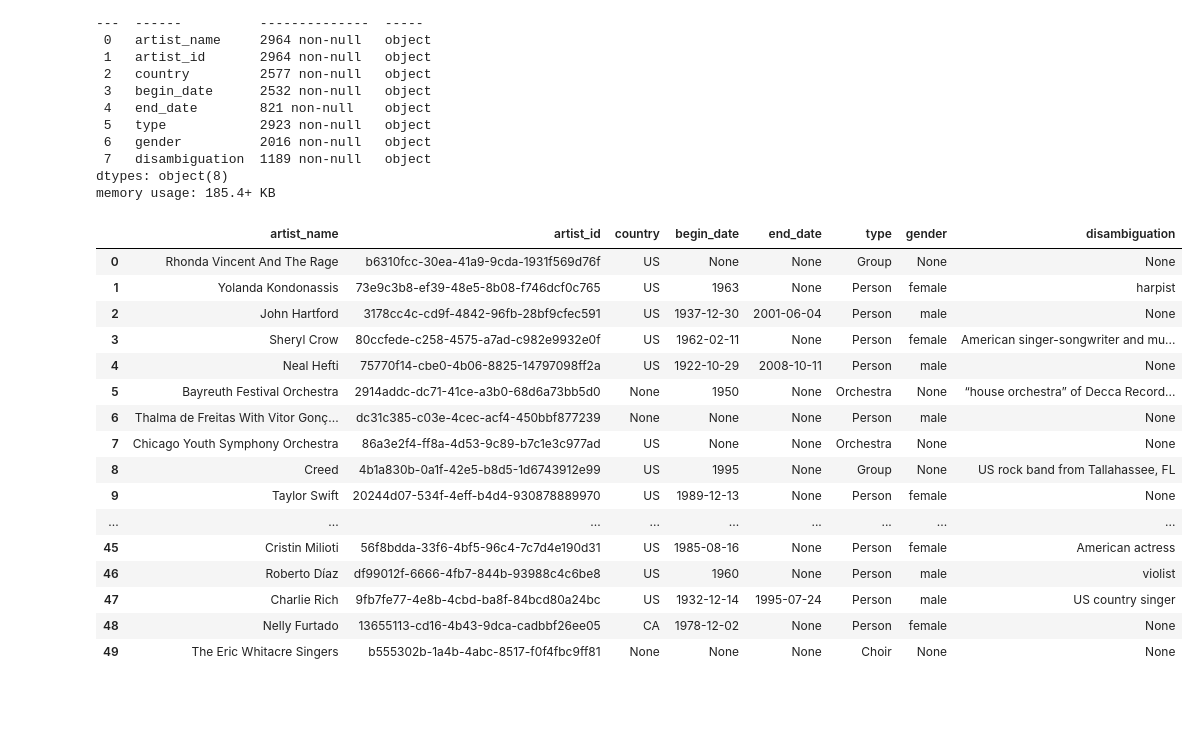
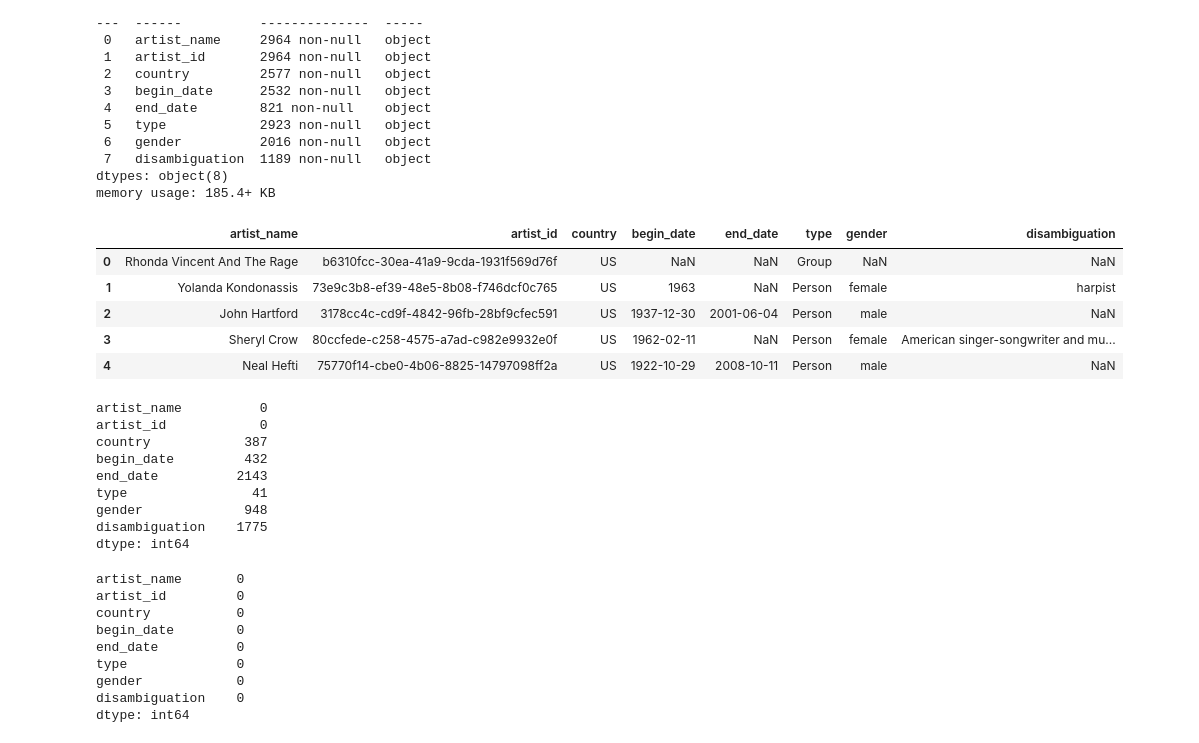
Before and after one commit to Michelburgos/Workshop_2, a Jupyter notebook: notebooks/004_EDA_API.ipynb, the cells around one changed output. Cells and saved outputs as stored; diff of their text form; code cells hidden in the pictures; blank space fills up the shorter version.

```diff
--- a/notebooks/004_EDA_API.ipynb
+++ b/notebooks/004_EDA_API.ipynb
@@ -81,4 +80,6 @@ print("✅ Datos de MusicBrainz guardados en api_data.csv.")
 ✅ Datos de MusicBrainz guardados en api_data.csv.
 # %%
 df_api.to_csv("musicbrainz_artists.csv", index=False)
+# %%
+df = pd.read_csv("musicbrainz_artists.csv")
 # %%
@@ -100,22 +101,11 @@ Data columns (total 8 columns):
 dtypes: object(8)
 memory usage: 185.4+ KB
 # %%
-df_api.head(50)
+df.head()
 # %% [output]
 |  | artist_name | artist_id | country | begin_date | end_date | type | gender | disambiguation |
-| 0 | Rhonda Vincent And The Rage | b6310fcc-30ea-41a9-9cda-1931f569d76f | US | None | None | Group | None | None |
-| 1 | Yolanda Kondonassis | 73e9c3b8-ef39-48e5-8b08-f746dcf0c765 | US | 1963 | None | Person | female | harpist |
-| 2 | John Hartford | 3178cc4c-cd9f-4842-96fb-28bf9cfec591 | US | 1937-12-30 | 2001-06-04 | Person | male | None |
-| 3 | Sheryl Crow | 80ccfede-c258-4575-a7ad-c982e9932e0f | US | 1962-02-11 | None | Person | female | American singer-songwriter and mu... |
-| 4 | Neal Hefti | 75770f14-cbe0-4b06-8825-14797098ff2a | US | 1922-10-29 | 2008-10-11 | Person | male | None |
-| 5 | Bayreuth Festival Orchestra | 2914addc-dc71-41ce-a3b0-68d6a73bb5d0 | None | 1950 | None | Orchestra | None | “house orchestra” of Decca Record... |
-| 6 | Thalma de Freitas With Vitor Gonç... | dc31c385-c03e-4cec-acf4-450bbf877239 | None | None | None | Person | male | None |
-| 7 | Chicago Youth Symphony Orchestra | 86a3e2f4-ff8a-4d53-9c89-b7c1e3c977ad | US | None | None | Orchestra | None | None |
-| 8 | Creed | 4b1a830b-0a1f-42e5-b8d5-1d6743912e99 | US | 1995 | None | Group | None | US rock band from Tallahassee, FL |
-| 9 | Taylor Swift | 20244d07-534f-4eff-b4d4-930878889970 | US | 1989-12-13 | None | Person | female | None |
-| ... | ... | ... | ... | ... | ... | ... | ... | ... |
-| 45 | Cristin Milioti | 56f8bdda-33f6-4bf5-96c4-7c7d4e190d31 | US | 1985-08-16 | None | Person | female | American actress |
-| 46 | Roberto Díaz | df99012f-6666-4fb7-844b-93988c4c6be8 | US | 1960 | None | Person | male | violist |
-| 47 | Charlie Rich | 9fb7fe77-4e8b-4cbd-ba8f-84bcd80a24bc | US | 1932-12-14 | 1995-07-24 | Person | male | US country singer |
-| 48 | Nelly Furtado | 13655113-cd16-4b43-9dca-cadbbf26ee05 | CA | 1978-12-02 | None | Person | female | None |
-| 49 | The Eric Whitacre Singers | b555302b-1a4b-4abc-8517-f0f4fbc9ff81 | None | None | None | Choir | None | None |
+| 0 | Rhonda Vincent And The Rage | b6310fcc-30ea-41a9-9cda-1931f569d76f | US | NaN | NaN | Group | NaN | NaN |
+| 1 | Yolanda Kondonassis | 73e9c3b8-ef39-48e5-8b08-f746dcf0c765 | US | 1963 | NaN | Person | female | harpist |
+| 2 | John Hartford | 3178cc4c-cd9f-4842-96fb-28bf9cfec591 | US | 1937-12-30 | 2001-06-04 | Person | male | NaN |
+| 3 | Sheryl Crow | 80ccfede-c258-4575-a7ad-c982e9932e0f | US | 1962-02-11 | NaN | Person | female | American singer-songwriter and mu... |
+| 4 | Neal Hefti | 75770f14-cbe0-4b06-8825-14797098ff2a | US | 1922-10-29 | 2008-10-11 | Person | male | NaN |
@@ -154,0 +112,12 @@ plt.show()
+# %%
+df.isnull().sum()
+# %% [output]
+artist_name          0
+artist_id            0
+country            387
+begin_date         432
+end_date          2143
+type                41
+gender             948
+disambiguation    1775
+dtype: int64
@@ -154,0 +137,12 @@ plt.show()
+# %%
+df.isnull().sum()
+# %% [output]
+artist_name       0
+artist_id         0
+country           0
+begin_date        0
+end_date          0
+type              0
+gender            0
+disambiguation    0
+dtype: int64
```
Also changed, not shown: parts of 18 cells of this notebook.
